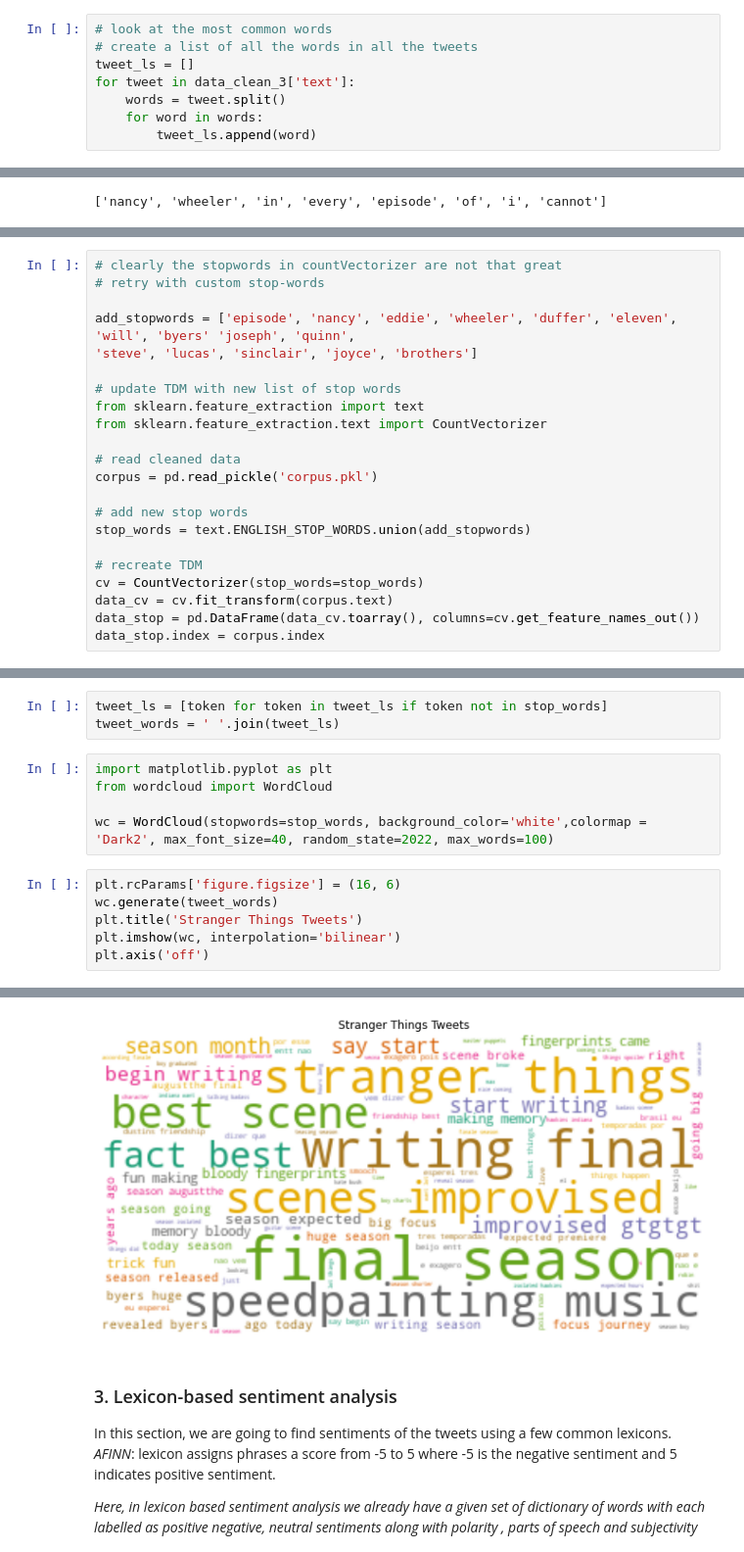
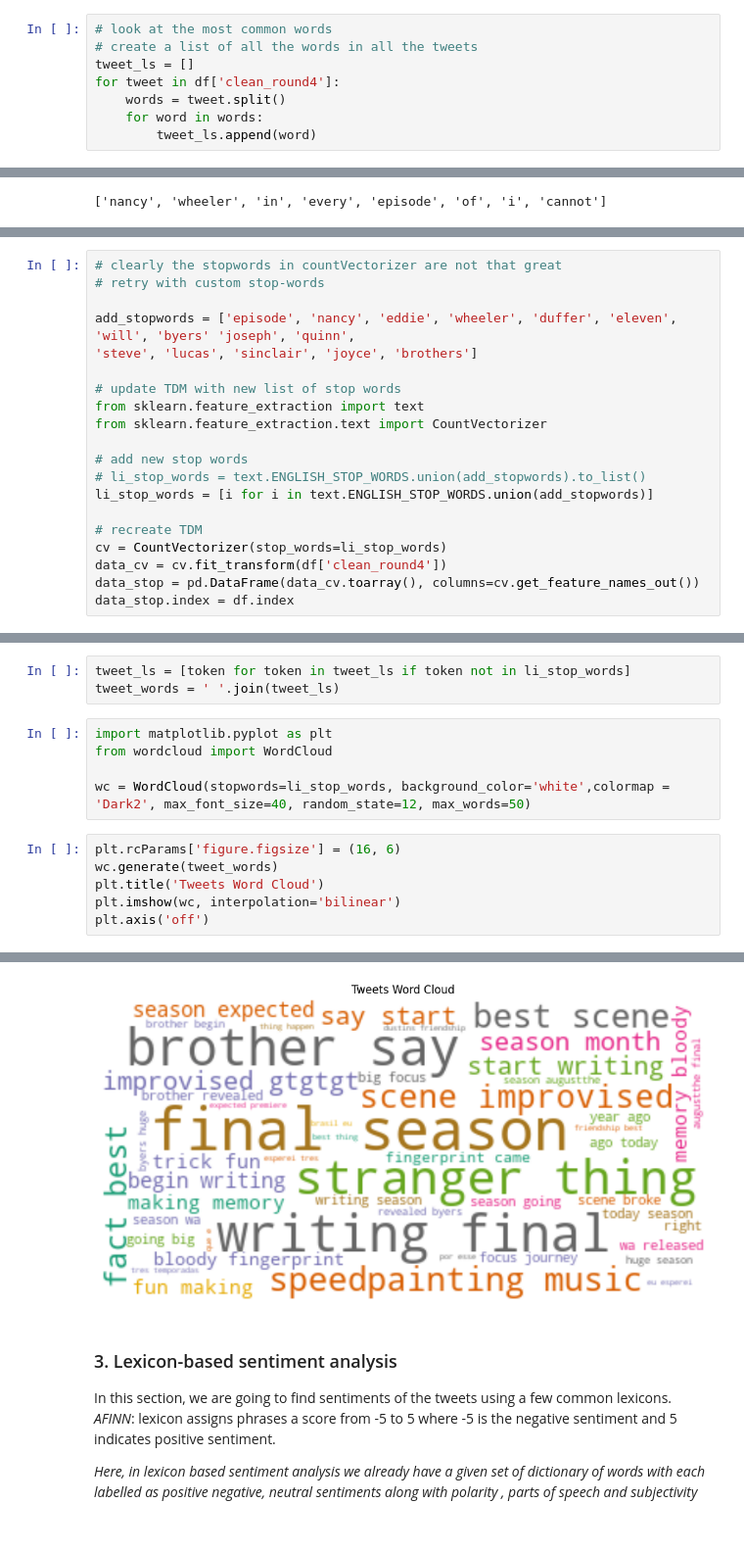
Before and after one commit to kkziao/Projects, a Jupyter notebook: Python_Twitter_Sentiment_Analysis/Python_Twitter_Sentiment_Analysis.ipynb, the cells around one changed output, grey strips where cells are left out. Shown at 98% size. Drawn from its saved outputs; the diff is of its cells as text.

```diff
--- a/Python_Twitter_Sentiment_Analysis/Python_Twitter_Sentiment_Analysis.ipynb
+++ b/Python_Twitter_Sentiment_Analysis/Python_Twitter_Sentiment_Analysis.ipynb
@@ -286,7 +283,7 @@ data_tdm.to_pickle('tdm.pkl')
 # look at the most common words
 # create a list of all the words in all the tweets
 tweet_ls = []
-for tweet in data_clean_3['text']:
+for tweet in df['clean_round4']:
     words = tweet.split()
     for word in words:
         tweet_ls.append(word)
@@ -328,14 +325,12 @@ add_stopwords = ['episode', 'nancy', 'eddie', 'wheeler', 'duffer', 'eleven', 'wi
 from sklearn.feature_extraction import text
 from sklearn.feature_extraction.text import CountVectorizer
 
-# read cleaned data
-corpus = pd.read_pickle('corpus.pkl')
-
 # add new stop words
-stop_words = text.ENGLISH_STOP_WORDS.union(add_stopwords)
+# li_stop_words = text.ENGLISH_STOP_WORDS.union(add_stopwords).to_list()
+li_stop_words = [i for i in text.ENGLISH_STOP_WORDS.union(add_stopwords)]
 
 # recreate TDM
-cv = CountVectorizer(stop_words=stop_words)
-data_cv = cv.fit_transform(corpus.text)
+cv = CountVectorizer(stop_words=li_stop_words)
+data_cv = cv.fit_transform(df['clean_round4'])
 data_stop = pd.DataFrame(data_cv.toarray(), columns=cv.get_feature_names_out())
-data_stop.index = corpus.index
+data_stop.index = df.index
@@ -347,20 +337,20 @@ data_stop.to_pickle('tdm_stop.pkl')
 # %%
-tweet_ls = [token for token in tweet_ls if token not in stop_words]
+tweet_ls = [token for token in tweet_ls if token not in li_stop_words]
 tweet_words = ' '.join(tweet_ls)
 # %%
 import matplotlib.pyplot as plt
 from wordcloud import WordCloud
 
-wc = WordCloud(stopwords=stop_words, background_color='white',colormap = 'Dark2', max_font_size=40, random_state=2022, max_words=100)
+wc = WordCloud(stopwords=li_stop_words, background_color='white',colormap = 'Dark2', max_font_size=40, random_state=12, max_words=50)
 # %%
 plt.rcParams['figure.figsize'] = (16, 6)
 wc.generate(tweet_words)
-plt.title('Stranger Things Tweets')
+plt.title('Tweets Word Cloud')
 plt.imshow(wc, interpolation='bilinear')
 plt.axis('off')
 # %% [output]
 (-0.5, 399.5, 199.5, -0.5)
-[figure, old version]
+[figure, new version]
 # %% [markdown]
 ### 3. Lexicon-based sentiment analysis
 
```
Also changed, not shown: parts of 4 cells of this notebook.
